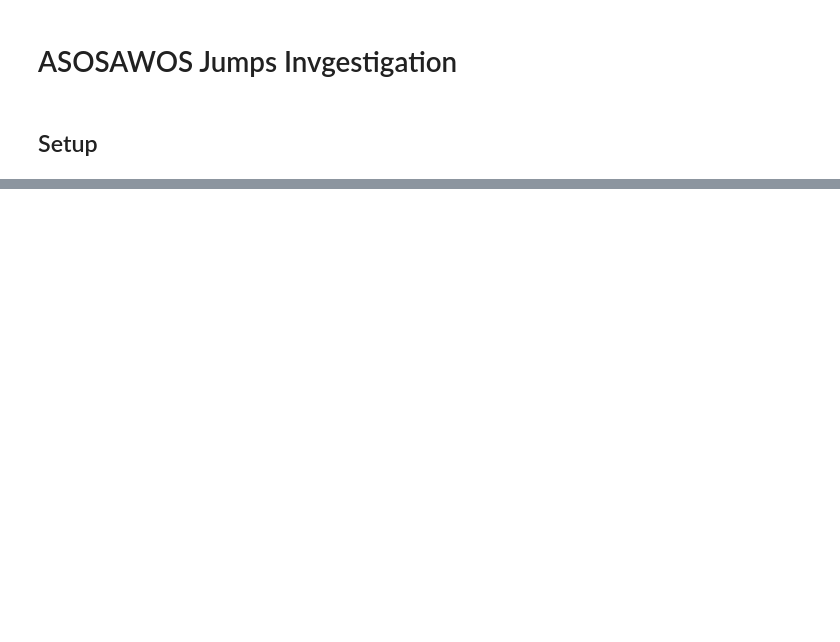
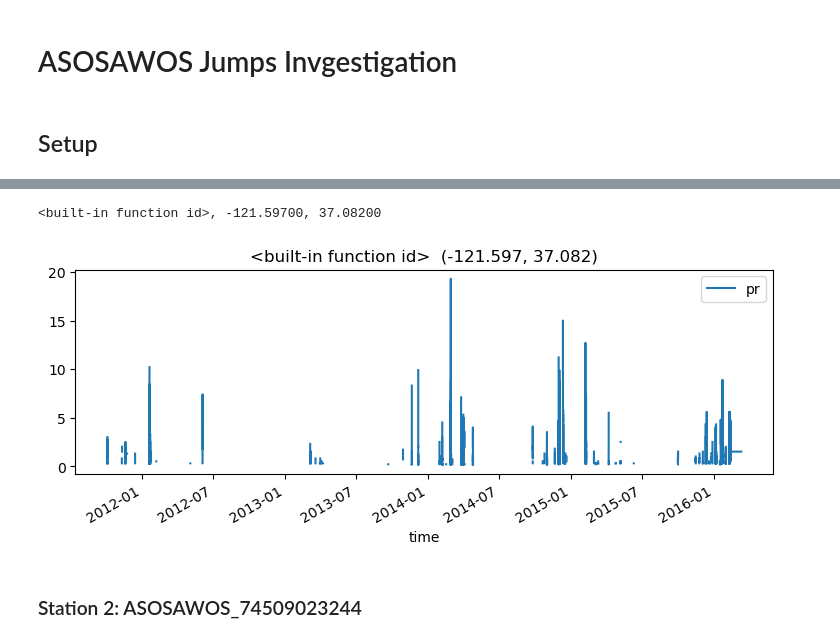
Before and after one commit to Eagle-Rock-Analytics/historical-obs-platform, a Jupyter notebook: test_platform/scripts/3_qaqc_data/asosawos_jumps_investigation.ipynb, the cells around one changed output, grey strips where cells are left out. Saved outputs shown, nothing was run; the diff lists cells and outputs as text; code cells hidden in the pictures; blank space fills up the shorter version.

Commit message:
time series plotted

```diff
--- a/test_platform/scripts/3_qaqc_data/asosawos_jumps_investigation.ipynb
+++ b/test_platform/scripts/3_qaqc_data/asosawos_jumps_investigation.ipynb
@@ -108,7 +108,8 @@ def read_nc_from_s3(network_name, station_id, temp_dir):
     s3 = s3fs.S3FileSystem(anon=False)
 
     # Get URL to netcdf in S3
-    s3_url = 's3://wecc-historical-wx/3_qaqc_wx_dev/{}/{}.nc'.format(network_name, station_id)
+    #s3_url = 's3://wecc-historical-wx/3_qaqc_wx_dev/{}/{}.nc'.format(network_name, station_id)
+    s3_url = 's3://wecc-historical-wx/2_clean_wx/{}/{}.nc'.format(network_name, station_id)
 
     # Read in the data using xarray
     s3_file_obj = s3.get(s3_url, temp_file.name)
@@ -234,0 +268,18 @@ FileNotFoundError: The specified key does not exist.
+# %%
+lon = df_1.lon.mean()
+lat = df_1.lat.mean()
+print("{}, {:.5f}, {:.5f}".format(id, lon, lat))
+# %% [output]
+<built-in function id>, -121.59700, 37.08200
+# %%
+# Plot time series of the data
+fig,ax = plt.subplots(figsize=(9,3))
+
+df_1.plot(ax=ax, x="time", y="pr")
+#df_1.plot(ax=ax, x="time", y="ps")
+#df_1.plot(ax=ax, x="time", y="tas")
+ax.set_title("{}  ({:.3f}, {:.3f})".format(id,lon,lat))
+# %% [output]
+[figure, added]
+# %% [markdown]
+### Station 2: ASOSAWOS_74509023244
```
Also changed, not shown: parts of 15 cells of this notebook.
